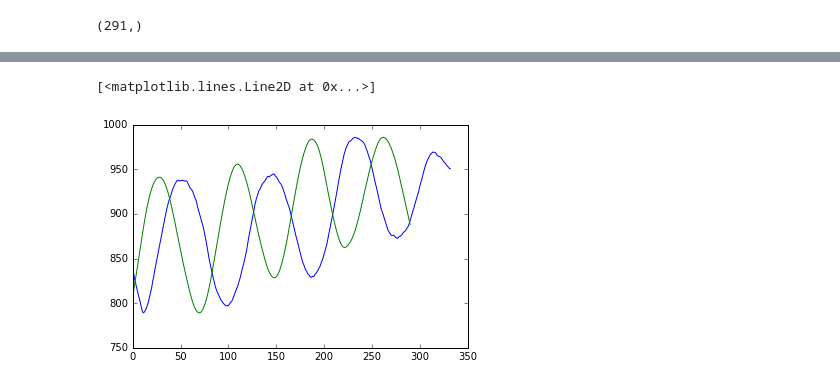
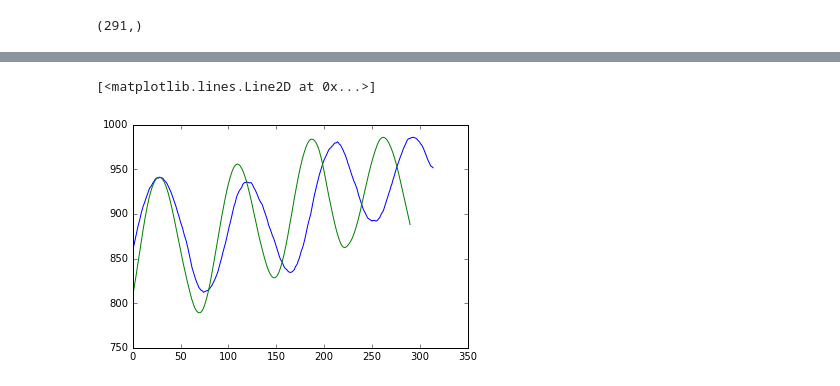
Before and after one commit to Seanny123/nef-conceptors, a Jupyter notebook: func_test-python2.ipynb, the cells around one changed output, grey strips where cells are left out. Drawn from its saved outputs; the diff is of its cells as text; code cells hidden in the pictures.

```diff
--- a/func_test-python2.ipynb
+++ b/func_test-python2.ipynb
@@ -211,10 +204,10 @@ plt.plot(raw_dats[0][5])
 # %%
 fin_out = scipy.io.loadmat("final_pattern.mat")["final_out"]
 # %%
-plt.plot(fin_out[0][::-1])
+plt.plot(fin_out[0][:315][::-1])
 plt.plot(raw_dats[0][0])
 # This looks important for comparison:
 #http://docs.scipy.org/doc/scipy-0.16.1/reference/generated/scipy.signal.coherence.html
 # %% [output]
 [<matplotlib.lines.Line2D at 0x...>]
-[figure, old version]
+[figure, new version]
```
Also changed, not shown: parts of 16 cells of this notebook, 6 other files.
